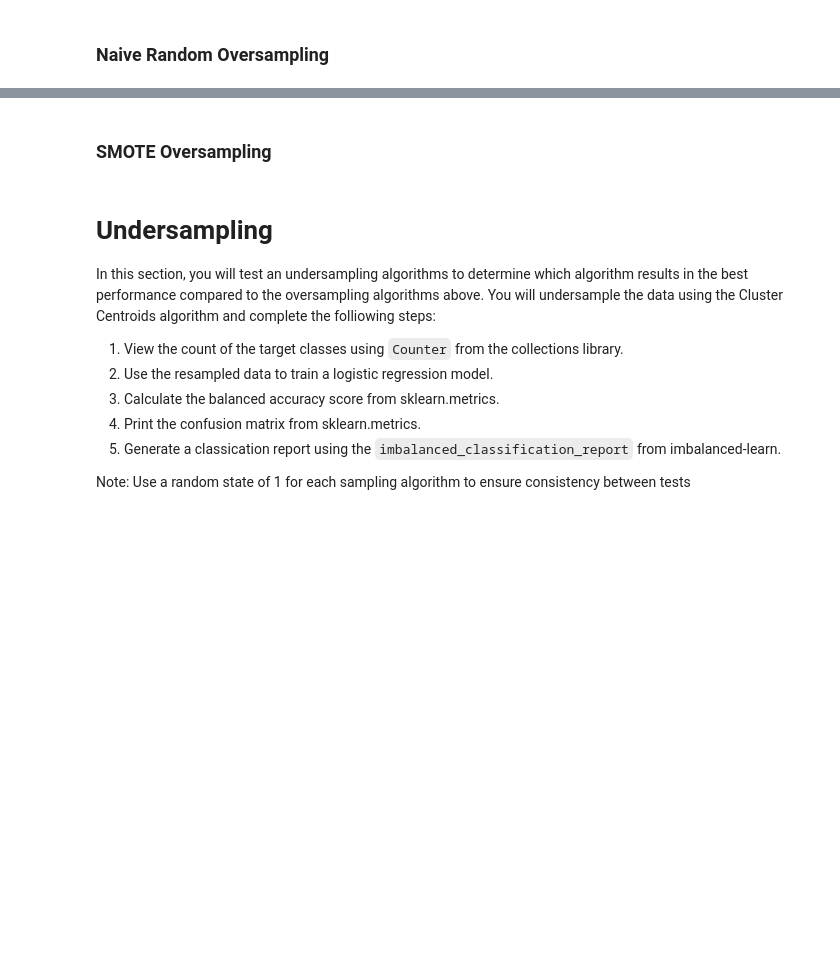
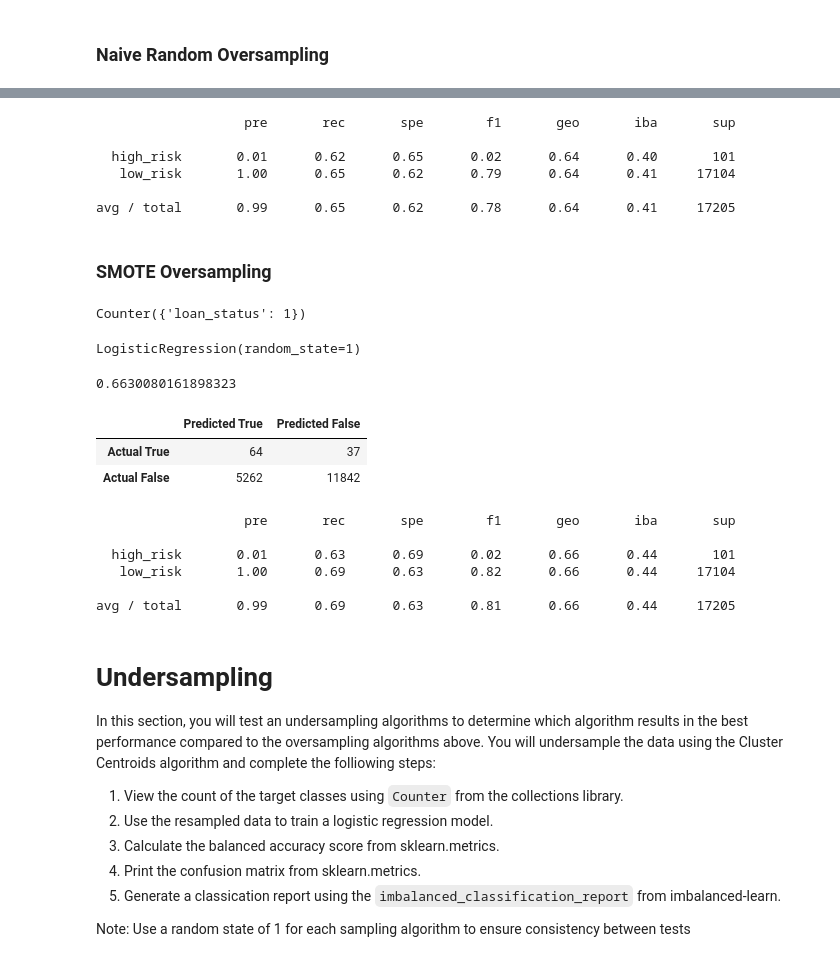
Before and after one commit to MServ/Credit_Risk_Analysis, a Jupyter notebook: credit_risk_resampling.ipynb, the cells around one changed output, grey strips where cells are left out. Cells and saved outputs as stored; diff of their text form; code cells hidden in the pictures; blank space fills up the shorter version.

```diff
--- a/credit_risk_resampling.ipynb
+++ b/credit_risk_resampling.ipynb
@@ -122,5 +162,13 @@ Note: Use a random state of 1 for each sampling algorithm to ensure consistency
 # %%
 # Print the imbalanced classification report
-# YOUR CODE HERE
+from imblearn.metrics import classification_report_imbalanced
+print(classification_report_imbalanced(y_test, y_pred))
+# %% [output]
+                   pre       rec       spe        f1       geo       iba       sup
+
+  high_risk       0.01      0.62      0.65      0.02      0.64      0.40       101
+   low_risk       1.00      0.65      0.62      0.79      0.64      0.41     17104
+
+avg / total       0.99      0.65      0.62      0.78      0.64      0.41     17205
 # %% [markdown]
 ### SMOTE Oversampling
@@ -130,6 +175,22 @@ Note: Use a random state of 1 for each sampling algorithm to ensure consistency
+# %%
+# Resample the training data with SMOTE
+from imblearn.over_sampling import SMOTE
+X_resampled, y_resampled = SMOTE(random_state=1,
+sampling_strategy='auto').fit_resample(
+   X_train, y_train)
+
+Counter(y_resampled)
+# %% [output]
+Counter({'loan_status': 1})
 # %%
 # Train the Logistic Regression model using the resampled data
-# YOUR CODE HERE
+model = LogisticRegression(solver='lbfgs', random_state=1)
+model.fit(X_resampled, y_resampled)
+# %% [output]
+LogisticRegression(random_state=1)
 # %%
 # Calculated the balanced accuracy score
-# YOUR CODE HERE
+y_pred = model.predict(X_test)
+balanced_accuracy_score(y_test, y_pred)
+# %% [output]
+0.6630080161898323
@@ -139,6 +197,24 @@ Note: Use a random state of 1 for each sampling algorithm to ensure consistency
+# %%
+# Display the confusion matrix
+cmatrix = confusion_matrix(y_test, y_pred)
+
+# Create a DataFrame from the confusion matrix to show labels
+cmatrix_df = pd.DataFrame(cmatrix, index=["Actual True", "Actual False"], columns=["Predicted True", "Predicted False"])
+cmatrix_df
+# %% [output]
+|  | Predicted True | Predicted False |
+| Actual True | 64 | 37 |
+| Actual False | 5262 | 11842 |
 # %%
 # Print the imbalanced classification report
-# YOUR CODE HERE
+print(classification_report_imbalanced(y_test, y_pred))
+# %% [output]
+                   pre       rec       spe        f1       geo       iba       sup
+
+  high_risk       0.01      0.63      0.69      0.02      0.66      0.44       101
+   low_risk       1.00      0.69      0.63      0.82      0.66      0.44     17104
+
+avg / total       0.99      0.69      0.63      0.81      0.66      0.44     17205
 # %% [markdown]
 # Undersampling
 
```
Also changed, not shown: parts of 14 cells of this notebook.
